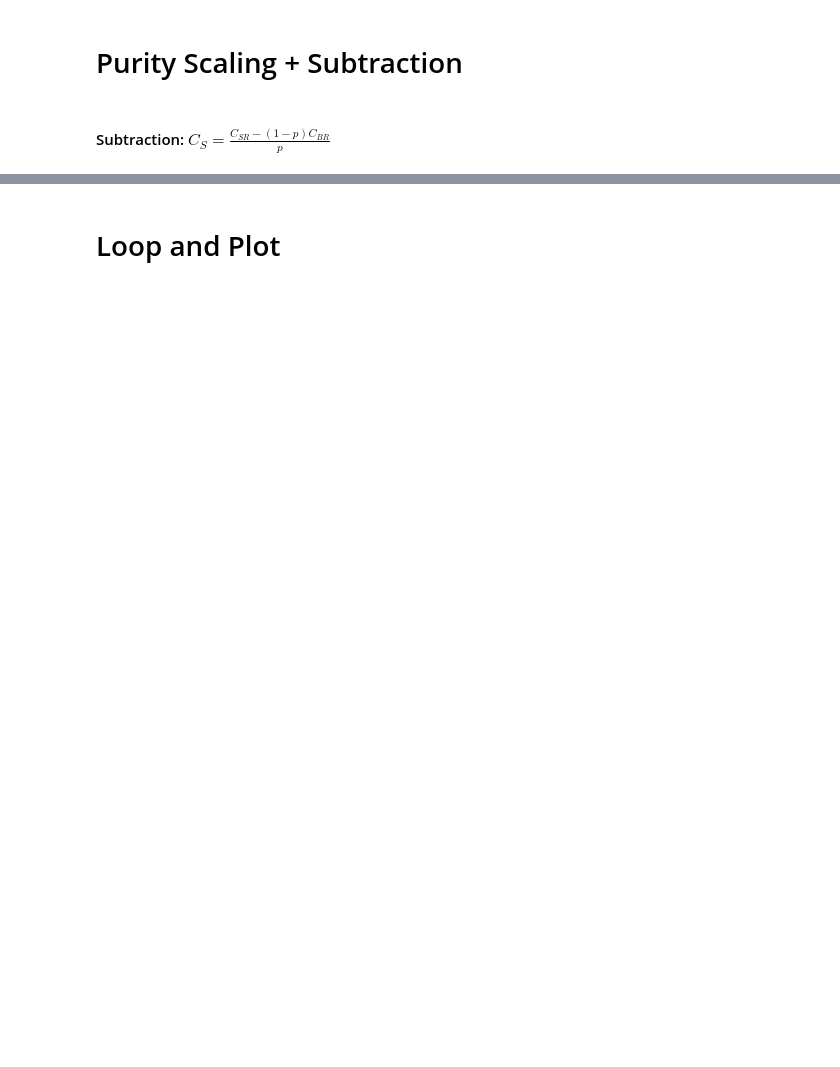
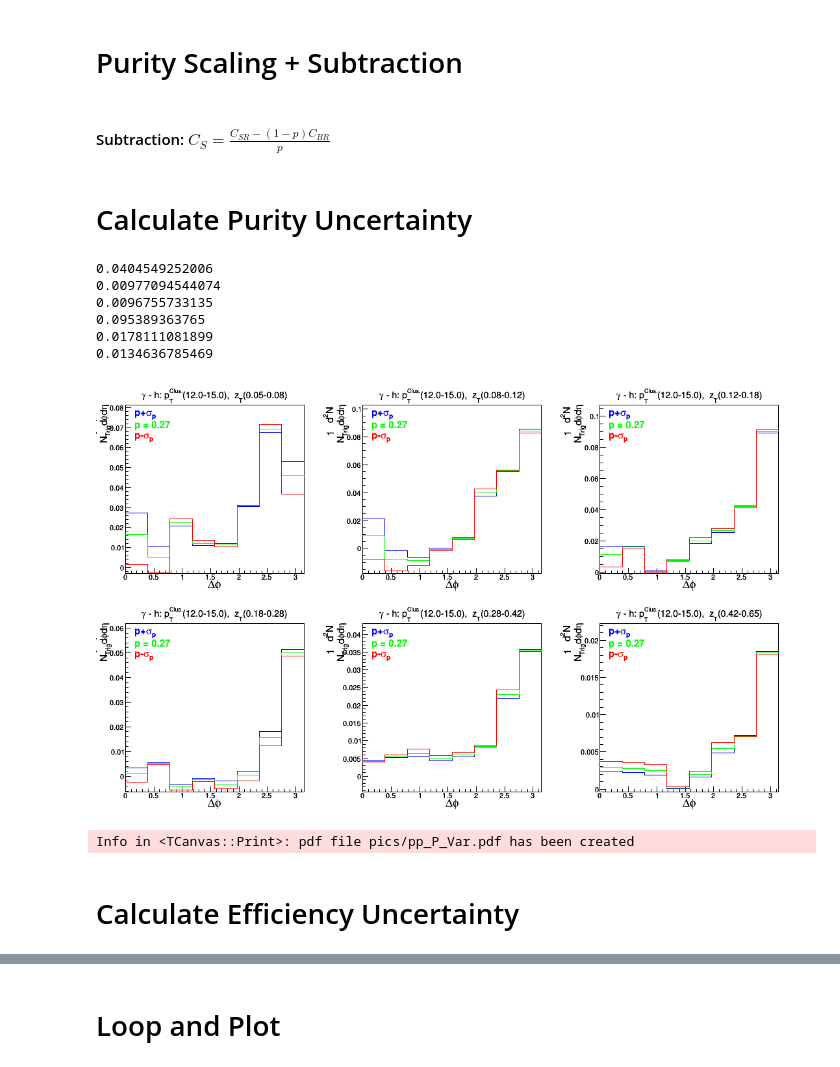
Before and after one commit to miguelignacio/CorrelationAnalysis, a Jupyter notebook: NtupleAnalysis/correlation.ipynb, the cells around one changed output, grey strips where cells are left out. Saved outputs shown, nothing was run; the diff lists cells and outputs as text; code cells hidden in the pictures; blank space fills up the shorter version.

```diff
--- a/NtupleAnalysis/correlation.ipynb
+++ b/NtupleAnalysis/correlation.ipynb
@@ -58,13 +75,13 @@ purity = [1, 1, 0.30]
 # Prefix
 # %%
 #prefix = '13def'
-prefix = '18b10a'
+#prefix = '18b10a'
 #prefix = '18b10a'
 #prefix = '18b10a_15_20'
 #prefix = '13def_15_20'
 #prefix = 'p-Pb'
 #prefix = 'P-bp'
-#prefix = 'pp'
+prefix = 'pp'
 #prefix = 'pp_mix'
 #prefix = 'pp_Same_Only'
 # %% [markdown]
@@ -245,4 +347,11 @@ def GetLE_Line(LE_Proj):
     legend.AddEntry(LE_Line, "0.8 <|#eta| < 1.4","l")
     SetOwnership(legend, 0)
     return LE_Line,legend
+# %%
+def GetLE_Val(LE_Proj):
+    LE_min = (LE_Proj.GetXaxis().FindBin(0.4)) #avoid bias of isolation in this region
+    LE_max = (LE_Proj.GetXaxis().FindBin(1.4))
+    LE_N = LE_max-LE_min+1
+    LE_value = LE_Proj.Integral(LE_min,LE_max)/(LE_N)
+    return LE_value
 # %%
@@ -275,17 +402,22 @@ def Subtract_LE(PhiProjection,LE_Proj):
 # %% [markdown]
 # Get Phi Projection
 # %%
-def GetPhiProj(filename, ipt, izt, Signal_DNN=True, doZYAM=True):
+def GetPhiProj(filename,prfx,ipt, izt, Signal_DNN=True, doZYAM=True,DoSys=False):
     file = ROOT.TFile(filename)
+
+    if (DoSys):
+        SysE = "_Stat+Sys"
+    else:
+        SysE = ""
 
     if (Signal_DNN == "inclusive"):
         histo2D = file.Get('Correlation__pT%1.0f_%1.0f__zT%1.0f_zT%1.0f'
                         %(pTbins[ipt],pTbins[ipt+1],100*zTbins[izt],100*zTbins[izt+1]))
 
         Eta_Axis = histo2D.GetYaxis()
-        PhiProjection = histo2D.ProjectionX('Inclusive_PhiProjection__pT_%1.0f_%1.0f__zt_%1.0f_%1.0f'
+        PhiProjection = histo2D.ProjectionX('Inclusive_PhiProjection__pT_%1.0f_%1.0f__zt_%1.0f_%1.0f%s'
                                       %(pTbins[ipt],pTbins[ipt+1],100*zTbins[izt],
-                                        100*zTbins[izt+1]),Eta_Axis.FindBin(-0.6),Eta_Axis.FindBin(0.6))
+                                        100*zTbins[izt+1],SysE),Eta_Axis.FindBin(-0.6),Eta_Axis.FindBin(0.6))
                                         #10*zTbins[izt+1]),5,11)
 
     else:
@@ -294,17 +426,17 @@ def GetPhiProj(filename, ipt, izt, Signal_DNN=True, doZYAM=True):
                             %(DNN_Rgn,pTbins[ipt],pTbins[ipt+1],100*zTbins[izt],100*zTbins[izt+1]))
 
         Eta_Axis = histo2D.GetYaxis()
-        PhiProjection = histo2D.ProjectionX('DNN%i_PhiProjection__pT_%1.0f_%1.0f__zt_%1.0f_%1.0f'
+        PhiProjection = histo2D.ProjectionX('DNN%i_PhiProjection__pT_%1.0f_%1.0f__zt_%1.0f_%1.0f%s'
                                       %(DNN_Rgn,pTbins[ipt],pTbins[ipt+1],100*zTbins[izt],
-                                        100*zTbins[izt+1]),Eta_Axis.FindBin(-0.6),Eta_Axis.FindBin(0.6))
+                                        100*zTbins[izt+1],SysE),Eta_Axis.FindBin(-0.6),Eta_Axis.FindBin(0.6))
                                         #10*zTbins[izt+1]),5,11)
 
     PhiProjection.SetDirectory(0)
-    #PhiProjection.Rebin(2)
+    PhiProjection.Rebin(2)
     PhiProjection.Scale(1.0/1.2) #scale by eta region
-    PhiProjection.SetMarkerStyle(20)
+    #PhiProjection.SetMarkerStyle(20)
 
-    ntriggers = Get_NTriggers(filename,prefix,ipt, Signal_DNN)
+    ntriggers = Get_NTriggers(filename,prfx,ipt, Signal_DNN)
     if not(ntriggers == None):
         PhiProjection.Scale(1.0/ntriggers) #per trigger yield
 
@@ -312,7 +444,7 @@ def GetPhiProj(filename, ipt, izt, Signal_DNN=True, doZYAM=True):
     Plot1D(PhiProjection,ipt,izt,Signal_DNN)
     if(doZYAM):
         LE_Proj,legend = GetLEProj(filename, ipt, izt, Signal_DNN)
-        Subtract_LE(PhiProjection,LE_Proj)
+        Subtract_LE(PhiProjection,LE_Proj,DoSys)#Stat+Sys Bool (True, False = Just Stat.)
         #Subtract_ZYAM(PhiProjection)
 
     file.Close()
@@ -324,2 +452,5 @@ GetPhiProj(RootFile,2,0,True,False)
+# %%
+for ztbin in range(6):
+    GetPhiProj(RootFile,prefix,2,ztbin,True,True,True) #Signal=Yes,ZYAM=No,SysError=No.
 # %% [markdown]
 <sup>**NOTE**: SetDirectory(0) needed because when a file in root is called, the gDirectory is changed to point to it. The creation of a histogram (PhiProjection) is associated to that file and contains a local reference, which is destroyed when the function exits. Thus, returns 'None' unless the Directory (reference) is changed. Root is annoying.</sup>
@@ -473,0 +708,2 @@ def DrawLabel3(NTriggers,DoSub=True):
+# %% [markdown]
+# Calculate Purity Uncertainty
@@ -473,0 +815,19 @@ def DrawLabel3(NTriggers,DoSub=True):
+# %%
+#File2 = 'InputData/13def_4L_SE_L0_Correlation_GMB_Ratio.root'
+#File2 = 'InputData/13def_SE_GMB_new_Ratio.root'
+#prfx2 = '13def'
+File2 = 'InputData/17q_SE_NN_Correlation_GMB_Ratio.root'
+#File2 = 'InputData/17q_0GeVTrack_paired_SE_L0_Correlation_GMB_Ratio.root'
+prfx2 = 'pp'
+FF_P, P_Error = Get_P_Error(File2,prfx2,True,True,True)
+# %% [output]
+0.0404549252006
+0.00977094544074
+0.0096755733135
+0.095389363765
+0.0178111081899
+0.0134636785469
+[figure, added]
+Info in <TCanvas::Print>: pdf file pics/pp_P_Var.pdf has been created
+# %% [markdown]
+# Calculate Efficiency Uncertainty
```
Also changed, not shown: parts of 52 cells of this notebook.
